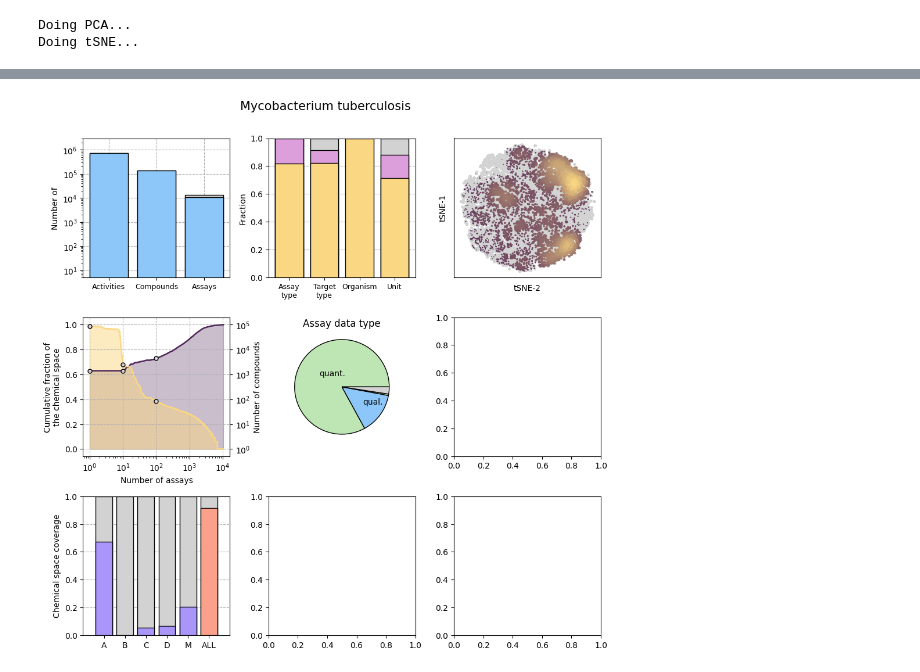
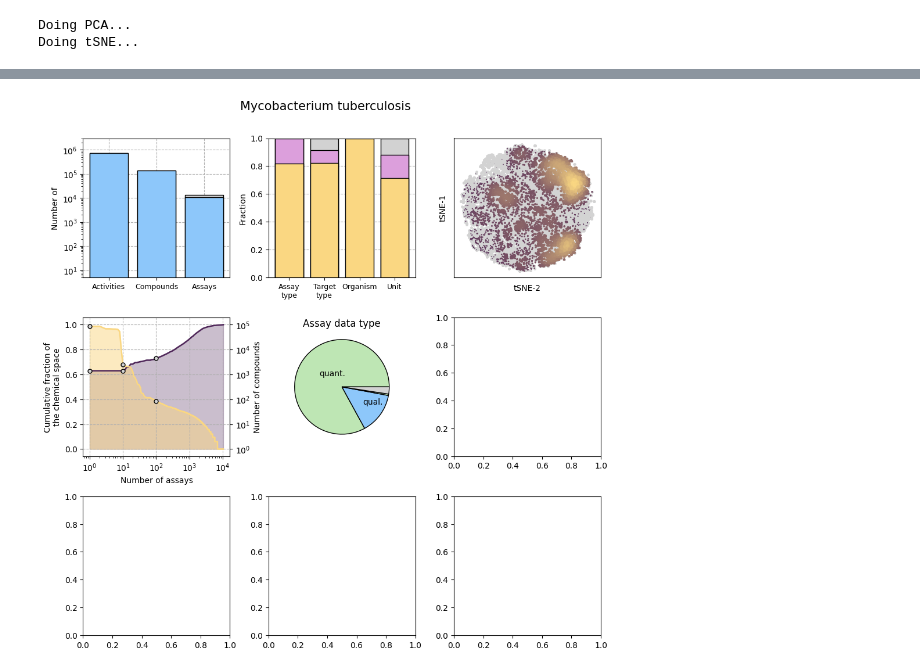
Before and after one commit to ersilia-os/chembl-antimicrobial-tasks, a Jupyter notebook: notebooks/diagnosis.ipynb, the cells around one changed output, grey strips where cells are left out. Saved outputs shown, nothing was run; the diff lists cells and outputs as text; code cells hidden in the pictures.

```diff
--- a/notebooks/diagnosis.ipynb
+++ b/notebooks/diagnosis.ipynb
@@ -274,46 +279,46 @@ ax[1][0].set_xlabel("Number of assays")
 ax[1][0].set_ylabel("Cumulative fraction of\nthe chemical space")
 ax[1][0].set_xscale('log')
 ax[1][0].set_xticks([1, 10, 100, 1000, 10000])
 secax = ax[1][0].secondary_yaxis('right', functions=(left_to_right, right_to_left))
 secax.set_ylabel("Number of compounds")
 secax.set_yticks([1, 10, 100, 1_000, 10_000, 100_000])
 secax.set_yticklabels([r"$10^0$", r"$10^1$", r"$10^2$", r"$10^3$", r"$10^4$", r"$10^5$"])
 ax[1][0].plot([i+1 for i in range(len(CPDS))], right_to_left(CPDS), c="#FAD782", lw=1.8, zorder=2)
 ax[1][0].fill_between([i+1 for i in range(len(CPDS))], right_to_left(CPDS), color="#FAD782", alpha=0.5)
 y = [right_to_left(CPDS[i-1]) for i in x]
 ax[1][0].scatter(x, y, zorder=2, ec="k", s=25, c='#D2D2D2')
 
 # Datasets PIE
 labels = ['quant.', 'qual.', '', '']
 counts = [dataset_types['quantitative'], dataset_types['qualitative'], dataset_types['mixed'], dataset_types['none']]
 ax[1][1].pie(counts, colors=['#BEE6B4', '#8DC7FA', '#BEE6B4', '#D2D2D2'], radius=1.7, center=(1, 1),
              wedgeprops={"linewidth": 1, "edgecolor": "k"}, frame=True,
              labels=labels,  labeldistance=0.55, pctdistance=0.75)
 ax[1][1].set_xlim(-1.5, 3.5)
 ax[1][1].set_ylim(-1.5, 3.5)
 ax[1][1].set_xticks([])
 ax[1][1].set_yticks([])
 ax[1][1].set_axis_off()
 ax[1][1].set_title("Assay data type",  y=0.90)
 
-# Dataset types
-ax[2][0].set_xlim([0, 7])
-ax[2][0].set_ylim([0, 1])
-ax[2][0].grid(linestyle='--', zorder=-2)
-ax[2][0].set_yticks([0, 0.2, 0.4, 0.6, 0.8, 1.0])
-ax[2][0].set_ylabel("Chemical space coverage")
-ax[2][0].set_xticks([1, 2, 3, 4, 5, 6])
-ax[2][0].set_xticklabels(["A", "B", "C", "D", "M", "ALL"])
-ax[2][0].bar([1, 1], [1, len(compounds_A) / len(compounds_pathogen)], zorder=2, color=['#D2D2D2', '#AA96FA'], ec='k')
-ax[2][0].bar([2, 2], [1, len(compounds_B) / len(compounds_pathogen)], zorder=2, color=['#D2D2D2', '#AA96FA'], ec='k')
-ax[2][0].bar([3, 3], [1, len(compounds_C) / len(compounds_pathogen)], zorder=2, color=['#D2D2D2', '#AA96FA'], ec='k')
-ax[2][0].bar([4, 4], [1, len(compounds_D) / len(compounds_pathogen)], zorder=2, color=['#D2D2D2', '#AA96FA'], ec='k')
-ax[2][0].bar([5, 5], [1, len(compounds_M) / len(compounds_pathogen)], zorder=2, color=['#D2D2D2', '#AA96FA'], ec='k')
-ax[2][0].bar([6, 6], [1, len(compounds_A.union(compounds_B).union(compounds_C).union(compounds_D).union(compounds_M)) / len(compounds_pathogen)],
-                      zorder=2, color=['#D2D2D2', '#FAA08B'], ec='k')
+# # Dataset types
+# ax[2][0].set_xlim([0, 7])
+# ax[2][0].set_ylim([0, 1])
+# ax[2][0].grid(linestyle='--', zorder=-2)
+# ax[2][0].set_yticks([0, 0.2, 0.4, 0.6, 0.8, 1.0])
+# ax[2][0].set_ylabel("Chemical space coverage")
+# ax[2][0].set_xticks([1, 2, 3, 4, 5, 6])
+# ax[2][0].set_xticklabels(["A", "B", "C", "D", "M", "ALL"])
+# ax[2][0].bar([1, 1], [1, len(compounds_A) / len(compounds_pathogen)], zorder=2, color=['#D2D2D2', '#AA96FA'], ec='k')
+# ax[2][0].bar([2, 2], [1, len(compounds_B) / len(compounds_pathogen)], zorder=2, color=['#D2D2D2', '#AA96FA'], ec='k')
+# ax[2][0].bar([3, 3], [1, len(compounds_C) / len(compounds_pathogen)], zorder=2, color=['#D2D2D2', '#AA96FA'], ec='k')
+# ax[2][0].bar([4, 4], [1, len(compounds_D) / len(compounds_pathogen)], zorder=2, color=['#D2D2D2', '#AA96FA'], ec='k')
+# ax[2][0].bar([5, 5], [1, len(compounds_M) / len(compounds_pathogen)], zorder=2, color=['#D2D2D2', '#AA96FA'], ec='k')
+# ax[2][0].bar([6, 6], [1, len(compounds_A.union(compounds_B).union(compounds_C).union(compounds_D).union(compounds_M)) / len(compounds_pathogen)],
+#                       zorder=2, color=['#D2D2D2', '#FAA08B'], ec='k')
 
 plt.suptitle(pathogen, size=15, y=1.01)
 plt.tight_layout()
 plt.show()
 # %% [output]
-[figure, old version]
+[figure, new version]
```
Also changed, not shown: parts of 7 cells of this notebook, 3 other files.
